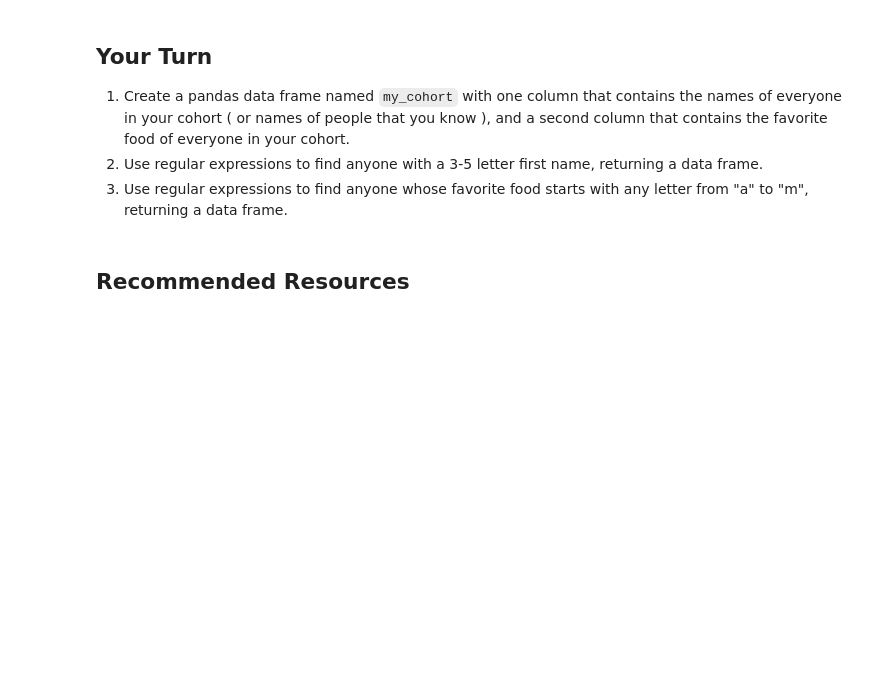
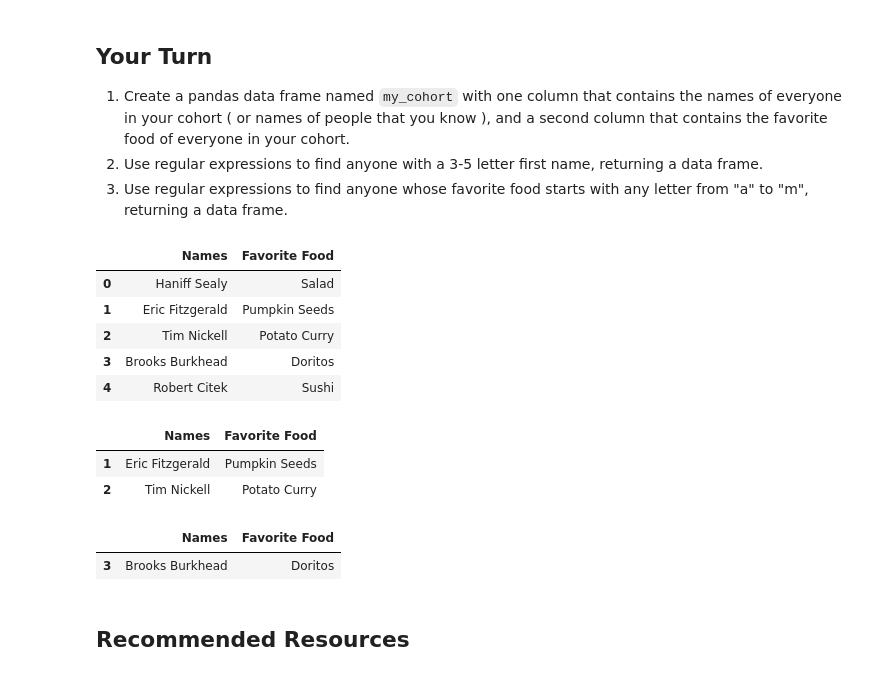
Before and after one commit to tanickell/Data-Science-Portfolio-C22, a Jupyter notebook: Modules/Module_3_SQL/Lectures/314-Regular.Expressions.end.ipynb, the cells around one changed output. Saved outputs shown, nothing was run; the diff lists cells and outputs as text; code cells hidden in the pictures; blank space fills up the shorter version.

```diff
--- a/Modules/Module_3_SQL/Lectures/314-Regular.Expressions.end.ipynb
+++ b/Modules/Module_3_SQL/Lectures/314-Regular.Expressions.end.ipynb
@@ -421,10 +808,35 @@ name_df['names'].str.split(r'\s+')
 3. Use regular expressions to find anyone whose favorite food starts with any letter from "a" to "m", returning a data frame.
 # %%
 # Solution 1
+my_cohort = pd.DataFrame([["Haniff Sealy", "Salad"],
+                      ["Eric Fitzgerald", "Pumpkin Seeds"],
+                      ["Tim Nickell", "Potato Curry"],
+                      ["Brooks Burkhead", "Doritos"],
+                      ["Robert Citek", "Sushi"]],
+                     columns=["Names","Favorite Food"])
+my_cohort
+# %% [output]
+|  | Names | Favorite Food |
+| 0 | Haniff Sealy | Salad |
+| 1 | Eric Fitzgerald | Pumpkin Seeds |
+| 2 | Tim Nickell | Potato Curry |
+| 3 | Brooks Burkhead | Doritos |
+| 4 | Robert Citek | Sushi |
 # %%
 # Solution 2
+three_letter_first_names = my_cohort["Names"].str.match(r'\b\w{3,5}\b') # Names w first name that contain 3-5 letters
+my_cohort[three_letter_first_names]
+# %% [output]
+|  | Names | Favorite Food |
+| 1 | Eric Fitzgerald | Pumpkin Seeds |
+| 2 | Tim Nickell | Potato Curry |
 # %%
 # Solution3
+favorite_food_a_to_m = my_cohort["Favorite Food"].str.match(r'\b[a-mA-M]\w+') # Names w first name that contain 3-5 letters
+my_cohort[favorite_food_a_to_m]
+# %% [output]
+|  | Names | Favorite Food |
+| 3 | Brooks Burkhead | Doritos |
 # %% [markdown]
 ## Recommended Resources
 # %% [markdown]
```
Also changed, not shown: parts of 79 cells of this notebook.
